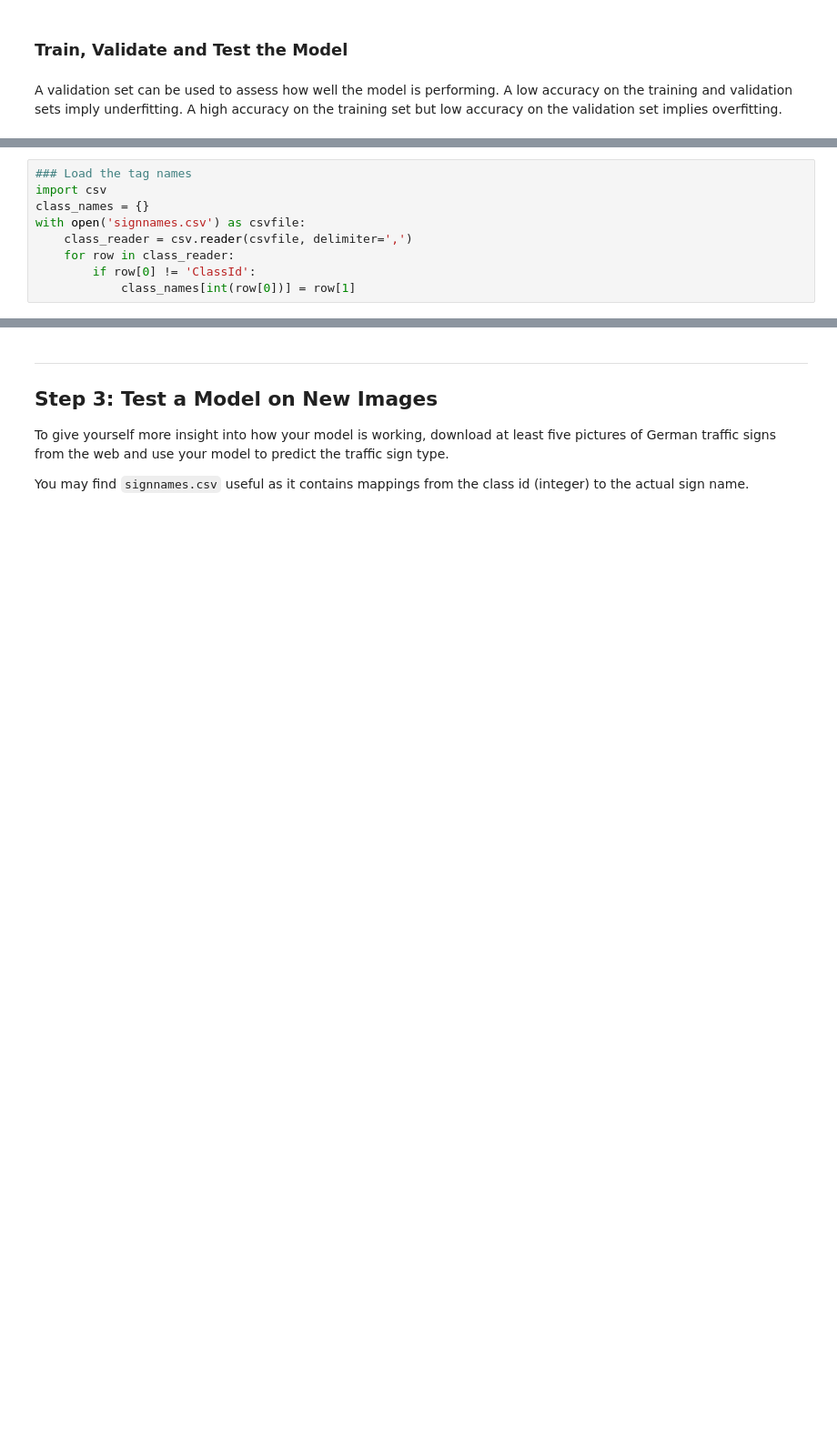
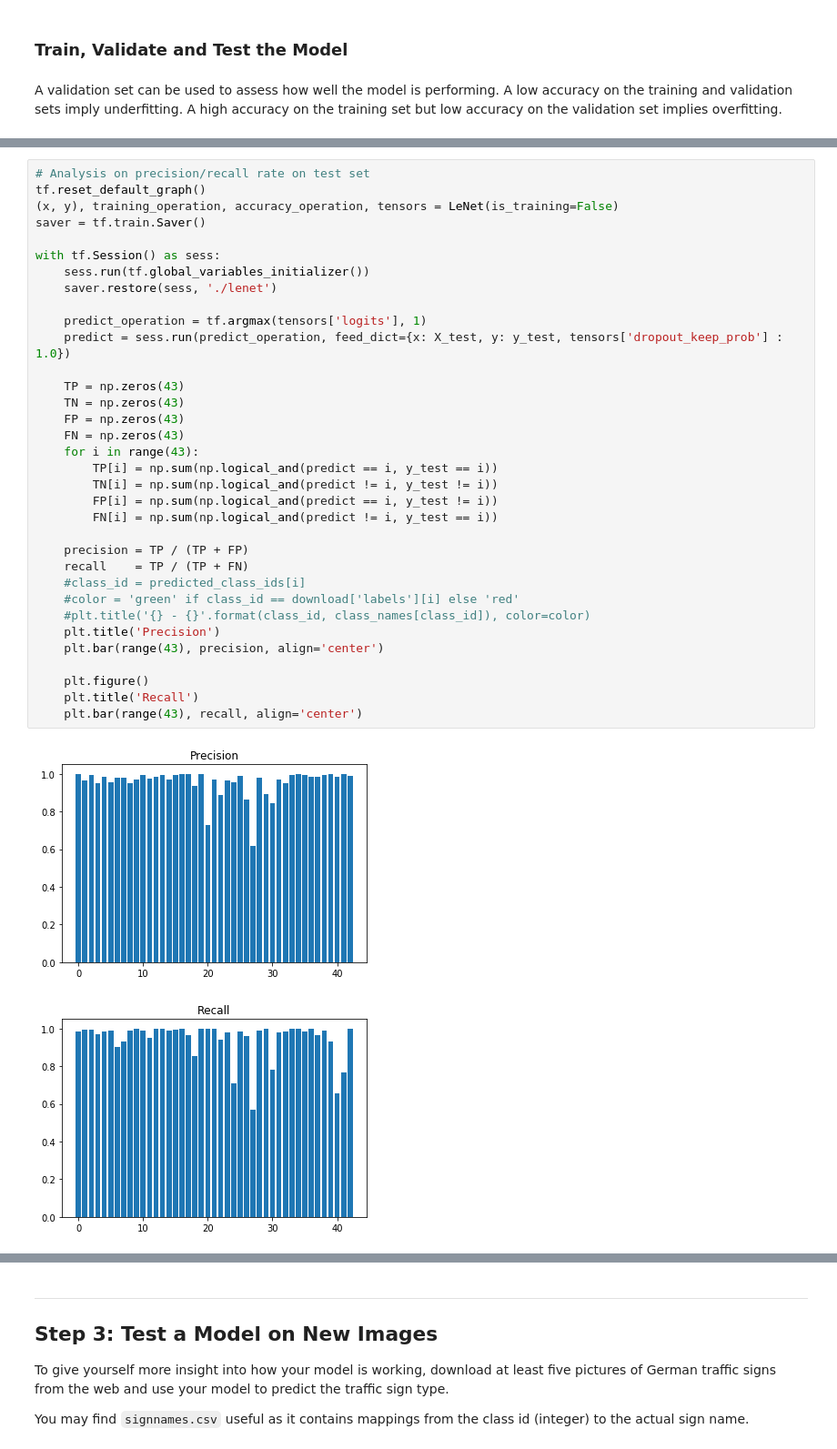
Before and after one commit to clarkli86/CarND-Traffic-Sign-Classifier-Project, a Jupyter notebook: Traffic_Sign_Classifier.ipynb, the cells around one changed output, grey strips where cells are left out. Shown: that part at 91% size. Drawn from its saved outputs; the diff is of its cells as text; blank space fills up the shorter version.

```diff
--- a/Traffic_Sign_Classifier.ipynb
+++ b/Traffic_Sign_Classifier.ipynb
@@ -583,10 +583,38 @@ Test Accuracy = 0.973
-# %%
-### Load the tag names
-import csv
-class_names = {}
-with open('signnames.csv') as csvfile:
-    class_reader = csv.reader(csvfile, delimiter=',')
-    for row in class_reader:
-        if row[0] != 'ClassId':
-            class_names[int(row[0])] = row[1]
+# %%
+# Analysis on precision/recall rate on test set
+tf.reset_default_graph()
+(x, y), training_operation, accuracy_operation, tensors = LeNet(is_training=False)
+saver = tf.train.Saver()
+
+with tf.Session() as sess:
+    sess.run(tf.global_variables_initializer())
+    saver.restore(sess, './lenet')
+
+    predict_operation = tf.argmax(tensors['logits'], 1)
+    predict = sess.run(predict_operation, feed_dict={x: X_test, y: y_test, tensors['dropout_keep_prob'] : 1.0})
+
+    TP = np.zeros(43)
+    TN = np.zeros(43)
+    FP = np.zeros(43)
+    FN = np.zeros(43)
+    for i in range(43):
+        TP[i] = np.sum(np.logical_and(predict == i, y_test == i))
+        TN[i] = np.sum(np.logical_and(predict != i, y_test != i))
+        FP[i] = np.sum(np.logical_and(predict == i, y_test != i))
+        FN[i] = np.sum(np.logical_and(predict != i, y_test == i))
+
+    precision = TP / (TP + FP)
+    recall    = TP / (TP + FN)
+    #class_id = predicted_class_ids[i]
+    #color = 'green' if class_id == download['labels'][i] else 'red'
+    #plt.title('{} - {}'.format(class_id, class_names[class_id]), color=color)
+    plt.title('Precision')
+    plt.bar(range(43), precision, align='center')
+
+    plt.figure()
+    plt.title('Recall')
+    plt.bar(range(43), recall, align='center')
+# %% [output]
+[figure, added]
+[figure, added]
 # %%
```
Also changed, not shown: parts of 12 cells of this notebook, 16 other files.
